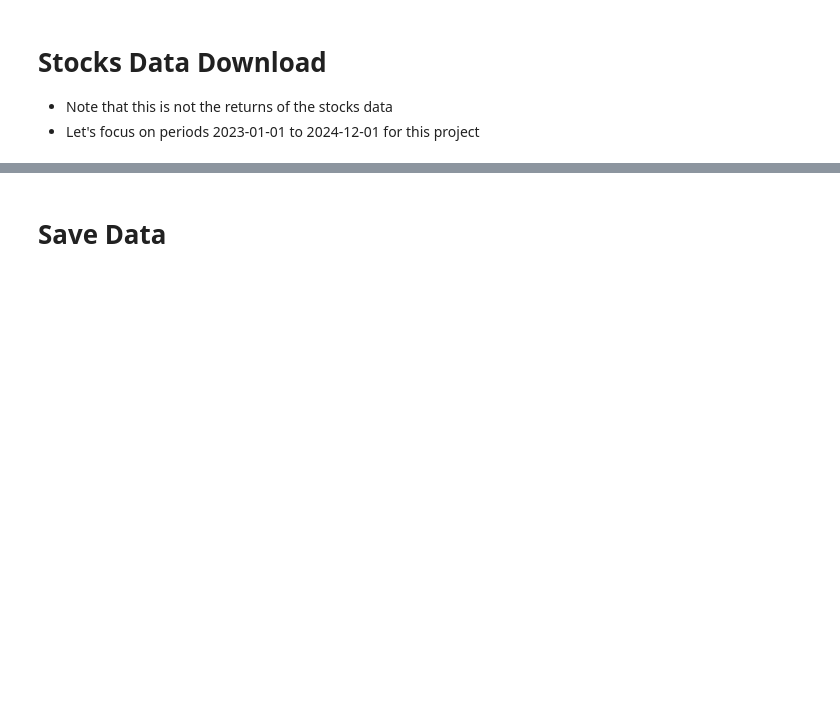
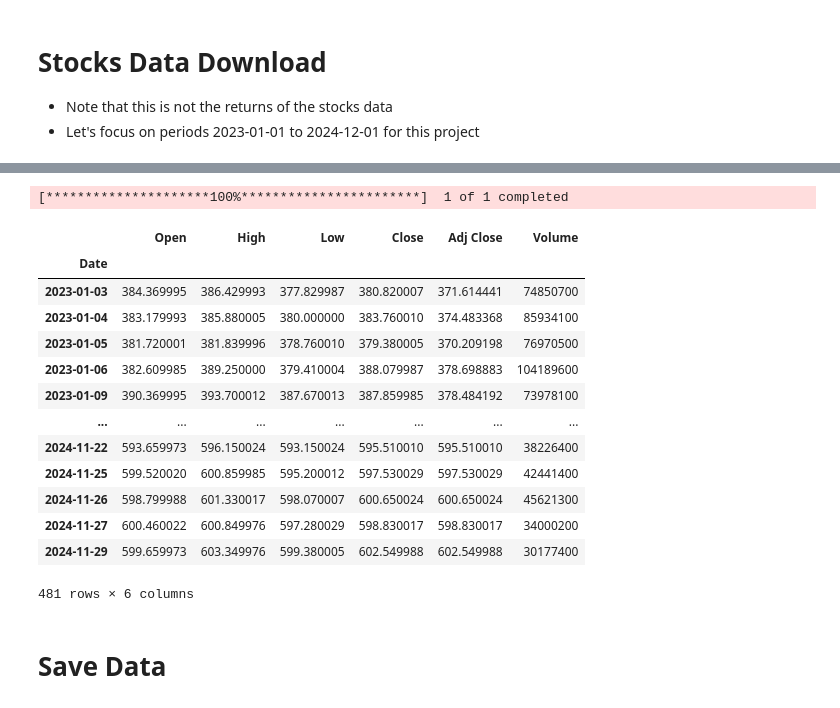
Before and after one commit to saltedpotato/QF634_Research_Methods, a Jupyter notebook: clean_data.ipynb, the cells around one changed output, grey strips where cells are left out. Saved outputs shown, nothing was run; the diff lists cells and outputs as text; code cells hidden in the pictures; blank space fills up the shorter version.

```diff
--- a/clean_data.ipynb
+++ b/clean_data.ipynb
@@ -106,3 +138,24 @@ stocks
+# %%
+market = yf.download(["SPY"], threads=True, group_by='ticker', start='2023-01-01', end='2024-12-01', multi_level_index=False)
+# %% [output]
+[*********************100%***********************]  1 of 1 completed
+# %%
+market
+# %% [output]
+|  | Open | High | Low | Close | Adj Close | Volume |
+| Date |  |  |  |  |  |  |
+| 2023-01-03 | 384.369995 | 386.429993 | 377.829987 | 380.820007 | 371.614441 | 74850700 |
+| 2023-01-04 | 383.179993 | 385.880005 | 380.000000 | 383.760010 | 374.483368 | 85934100 |
+| 2023-01-05 | 381.720001 | 381.839996 | 378.760010 | 379.380005 | 370.209198 | 76970500 |
+| 2023-01-06 | 382.609985 | 389.250000 | 379.410004 | 388.079987 | 378.698883 | 104189600 |
+| 2023-01-09 | 390.369995 | 393.700012 | 387.670013 | 387.859985 | 378.484192 | 73978100 |
+| ... | ... | ... | ... | ... | ... | ... |
+| 2024-11-22 | 593.659973 | 596.150024 | 593.150024 | 595.510010 | 595.510010 | 38226400 |
+| 2024-11-25 | 599.520020 | 600.859985 | 595.200012 | 597.530029 | 597.530029 | 42441400 |
+| 2024-11-26 | 598.799988 | 601.330017 | 598.070007 | 600.650024 | 600.650024 | 45621300 |
+| 2024-11-27 | 600.460022 | 600.849976 | 597.280029 | 598.830017 | 598.830017 | 34000200 |
+| 2024-11-29 | 599.659973 | 603.349976 | 599.380005 | 602.549988 | 602.549988 | 30177400 |
+481 rows × 6 columns
 # %% [markdown]
 # Save Data
 # %%
```
Also changed, not shown: parts of 5 cells of this notebook, 3 other files.
